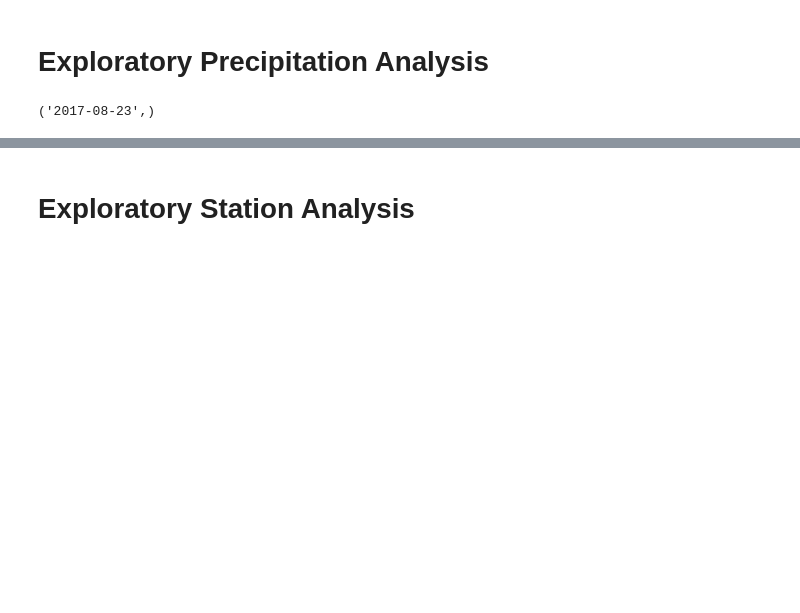
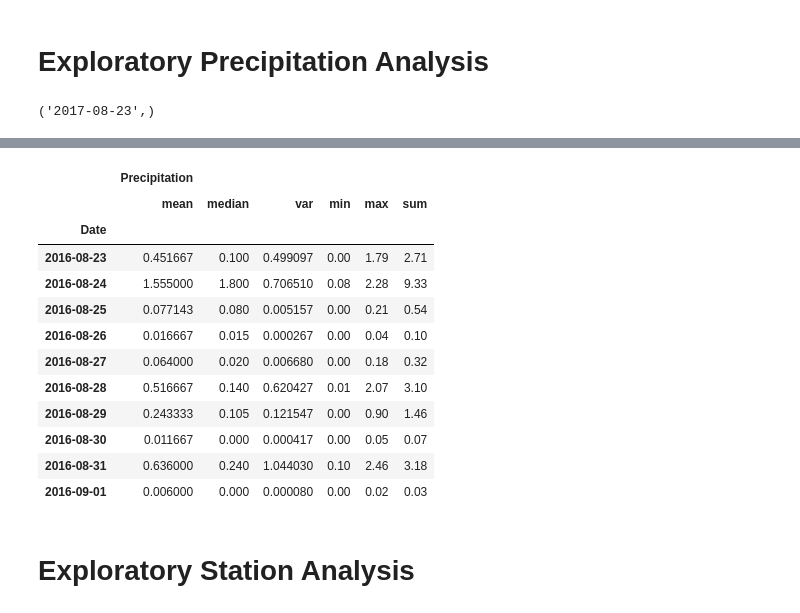
Before and after one commit to WayneJ2/sqlalchemy-challenge, a Jupyter notebook: climate_starter.ipynb, the cells around one changed output, grey strips where cells are left out. Saved outputs shown, nothing was run; the diff lists cells and outputs as text; code cells hidden in the pictures; blank space fills up the shorter version.

```diff
--- a/climate_starter.ipynb
+++ b/climate_starter.ipynb
@@ -86,5 +72,22 @@ session.query(Measurements.date).filter(Measurements.date > '2016-08-23').order_
 # %%
 # Use Pandas to calcualte the summary statistics for the precipitation data
+tests = ['mean','median','var','min','max','sum']
+prcpStats_df = prcpScores_df.groupby("Date").agg({"Precipitation":tests})
+prcpStats_df.head(10)
+# %% [output]
+|  | Precipitation |  |  |  |  |  |
+|  | mean | median | var | min | max | sum |
+| Date |  |  |  |  |  |  |
+| 2016-08-23 | 0.451667 | 0.100 | 0.499097 | 0.00 | 1.79 | 2.71 |
+| 2016-08-24 | 1.555000 | 1.800 | 0.706510 | 0.08 | 2.28 | 9.33 |
+| 2016-08-25 | 0.077143 | 0.080 | 0.005157 | 0.00 | 0.21 | 0.54 |
+| 2016-08-26 | 0.016667 | 0.015 | 0.000267 | 0.00 | 0.04 | 0.10 |
+| 2016-08-27 | 0.064000 | 0.020 | 0.006680 | 0.00 | 0.18 | 0.32 |
+| 2016-08-28 | 0.516667 | 0.140 | 0.620427 | 0.01 | 2.07 | 3.10 |
+| 2016-08-29 | 0.243333 | 0.105 | 0.121547 | 0.00 | 0.90 | 1.46 |
+| 2016-08-30 | 0.011667 | 0.000 | 0.000417 | 0.00 | 0.05 | 0.07 |
+| 2016-08-31 | 0.636000 | 0.240 | 1.044030 | 0.10 | 2.46 | 3.18 |
+| 2016-09-01 | 0.006000 | 0.000 | 0.000080 | 0.00 | 0.02 | 0.03 |
 # %% [markdown]
 # Exploratory Station Analysis
 # %%
```
Also changed, not shown: parts of 2 cells of this notebook.
